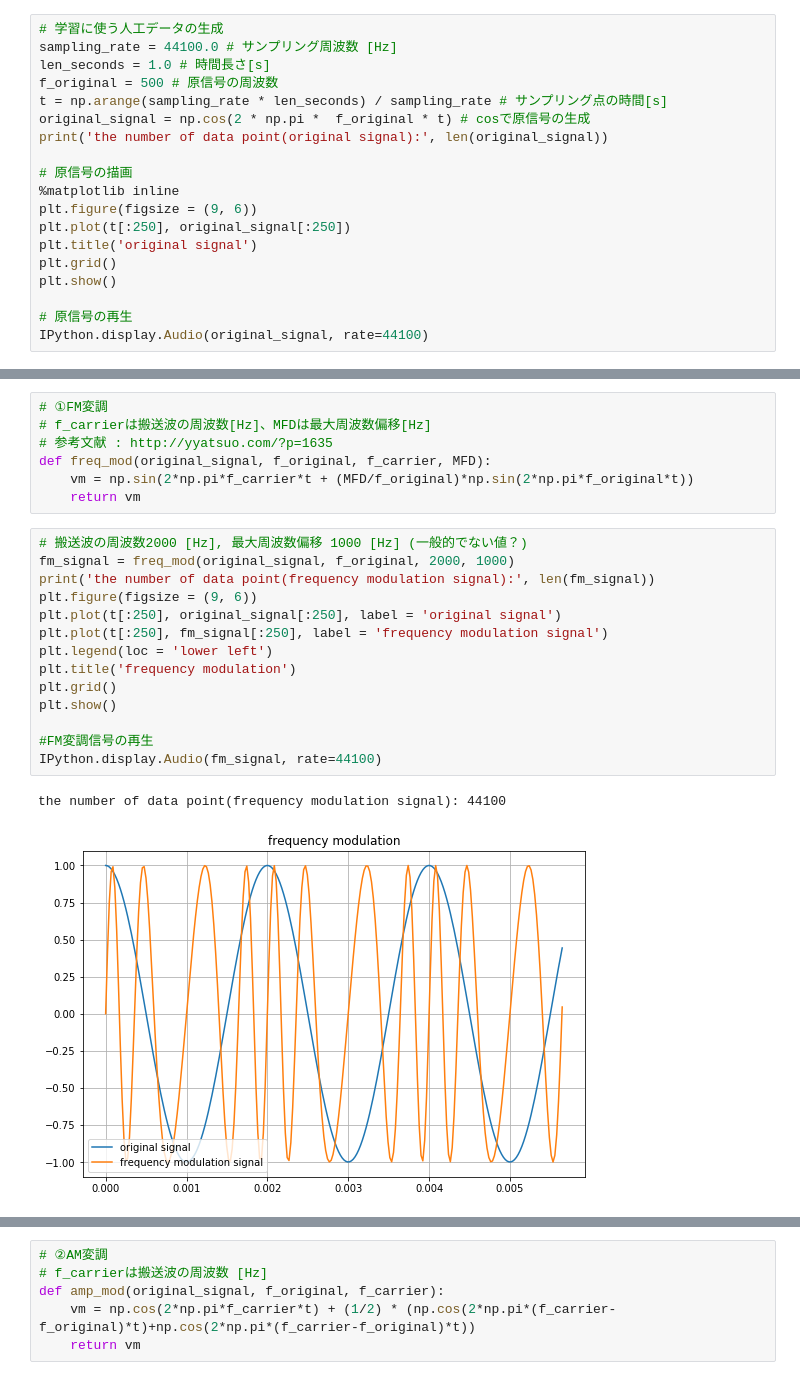
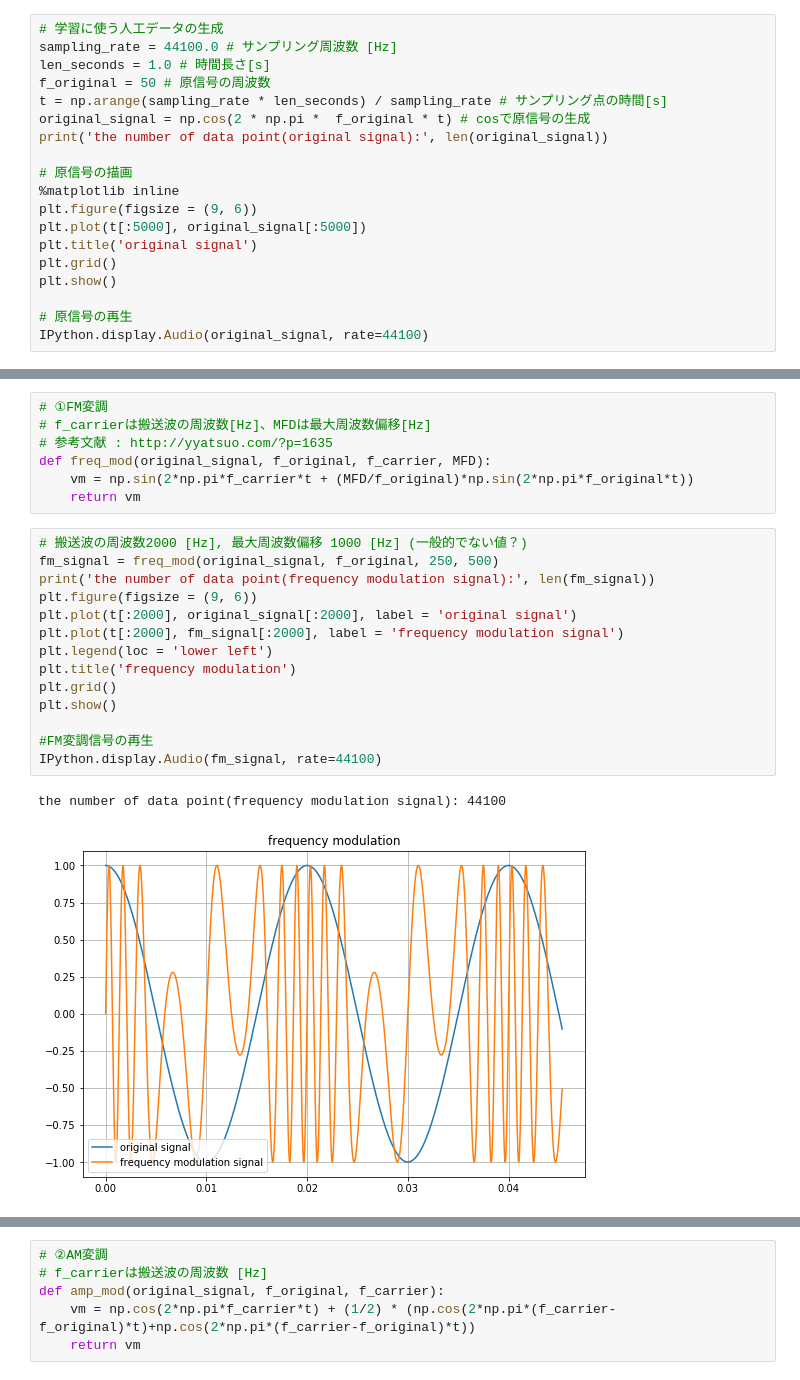
Before and after one commit to cross32768/dilated_conv, a Jupyter notebook: dilated_conv.ipynb, the cells around one changed output, grey strips where cells are left out. Drawn from its saved outputs; the diff is of its cells as text.

```diff
--- a/dilated_conv.ipynb
+++ b/dilated_conv.ipynb
@@ -19,7 +19,7 @@ True
 # 学習に使う人工データの生成
 sampling_rate = 44100.0 # サンプリング周波数 [Hz]
 len_seconds = 1.0 # 時間長さ[s]
-f_original = 500 # 原信号の周波数
+f_original = 50 # 原信号の周波数
 t = np.arange(sampling_rate * len_seconds) / sampling_rate # サンプリング点の時間[s]
 original_signal = np.cos(2 * np.pi *  f_original * t) # cosで原信号の生成
 print('the number of data point(original signal):', len(original_signal))
@@ -27,7 +27,7 @@ print('the number of data point(original signal):', len(original_signal))
 # 原信号の描画
 %matplotlib inline
 plt.figure(figsize = (9, 6))
-plt.plot(t[:250], original_signal[:250])
+plt.plot(t[:5000], original_signal[:5000])
 plt.title('original signal')
 plt.grid()
 plt.show()
@@ -47,21 +47,21 @@ def freq_mod(original_signal, f_original, f_carrier, MFD):
     return vm
 # %%
 # 搬送波の周波数2000 [Hz], 最大周波数偏移 1000 [Hz] (一般的でない値？)
-fm_signal = freq_mod(original_signal, f_original, 2000, 1000)
+fm_signal = freq_mod(original_signal, f_original, 250, 500)
 print('the number of data point(frequency modulation signal):', len(fm_signal))
 plt.figure(figsize = (9, 6))
-plt.plot(t[:250], original_signal[:250], label = 'original signal')
-plt.plot(t[:250], fm_signal[:250], label = 'frequency modulation signal')
+plt.plot(t[:2000], original_signal[:2000], label = 'original signal')
+plt.plot(t[:2000], fm_signal[:2000], label = 'frequency modulation signal')
 plt.legend(loc = 'lower left')
 plt.title('frequency modulation')
 plt.grid()
 plt.show()
 
 #FM変調信号の再生
 IPython.display.Audio(fm_signal, rate=44100)
 # %% [output]
 the number of data point(frequency modulation signal): 44100
-[figure, old version]
+[figure, new version]
 [interactive output not drawn]
 # %%
 # ②AM変調
```
Also changed, not shown: parts of 12 cells of this notebook.
